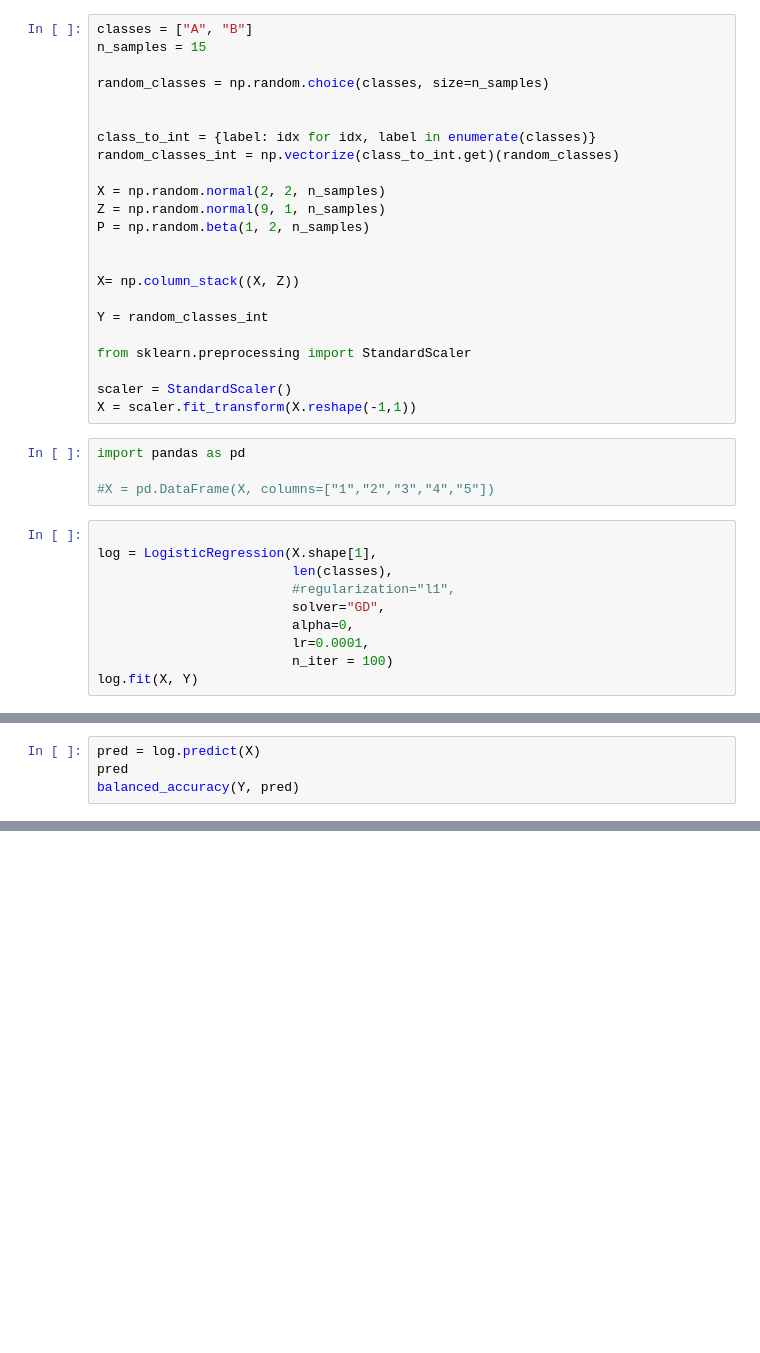
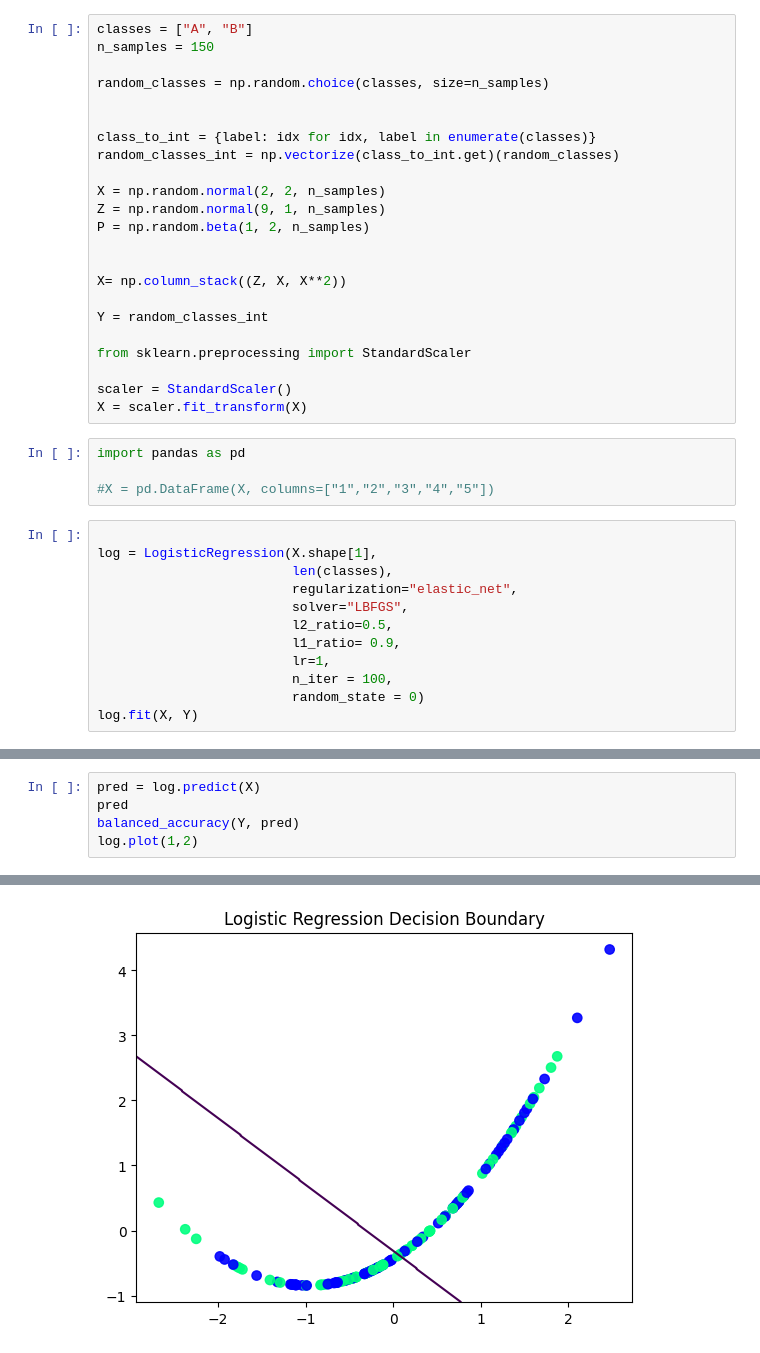
Before and after one commit to KawaMaciej/Modeling-framework, a Jupyter notebook: linear_regression_testing.ipynb, the cells around one changed output, grey strips where cells are left out. Drawn from its saved outputs; the diff is of its cells as text; blank space fills up the shorter version.

```diff
--- a/linear_regression_testing.ipynb
+++ b/linear_regression_testing.ipynb
@@ -58,7 +58,7 @@ elastic.score(X, Y), lasso.score(X, Y), ridge.score(X, Y)
 #reg.Cooks_distance(X,Y)
 # %%
 classes = ["A", "B"]
-n_samples = 15
+n_samples = 150
 
 random_classes = np.random.choice(classes, size=n_samples)
 
@@ -71,14 +71,14 @@ Z = np.random.normal(9, 1, n_samples)
 P = np.random.beta(1, 2, n_samples)
 
 
-X= np.column_stack((X, Z))
+X= np.column_stack((Z, X, X**2))
 
 Y = random_classes_int
 
 from sklearn.preprocessing import StandardScaler
 
 scaler = StandardScaler()
-X = scaler.fit_transform(X.reshape(-1,1))
+X = scaler.fit_transform(X)
 # %%
 import pandas as pd
 
@@ -87,10 +87,12 @@ import pandas as pd
 
 log = LogisticRegression(X.shape[1],
                          len(classes),
-                         #regularization="l1",
-                         solver="GD",
-                         alpha=0,
-                         lr=0.0001,
-                         n_iter = 100)
+                         regularization="elastic_net",
+                         solver="LBFGS",
+                         l2_ratio=0.5,
+                         l1_ratio= 0.9,
+                         lr=1,
+                         n_iter = 100,
+                         random_state = 0)
 log.fit(X, Y)
 # %% [output]
@@ -99,4 +101,5 @@ ValueError: Expected input batch_size (30) to match target batch_size (15).
 pred = log.predict(X)
 pred
 balanced_accuracy(Y, pred)
+log.plot(1,2)
 # %% [output]
@@ -104,3 +106,4 @@ array(0.45535714)
+[figure, added]
 # %%
 log.theta
 # %% [output]
```
Also changed, not shown: parts of 7 cells of this notebook, 6 other files.
